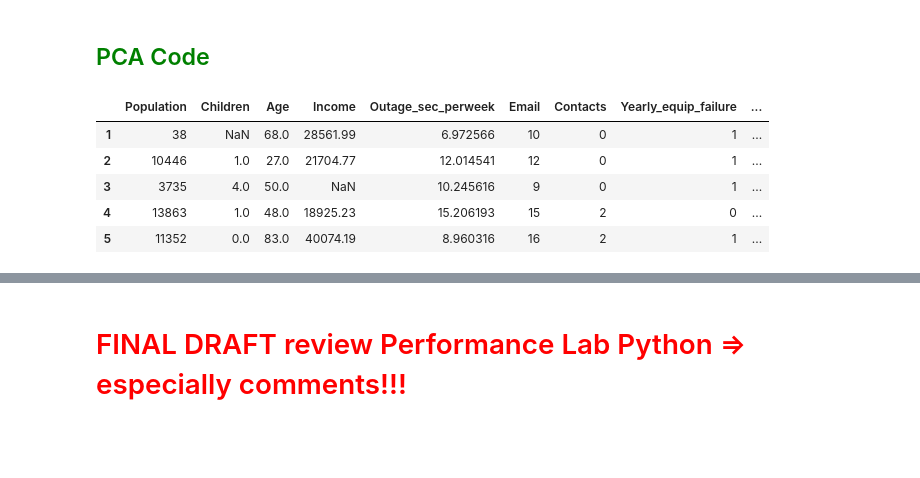
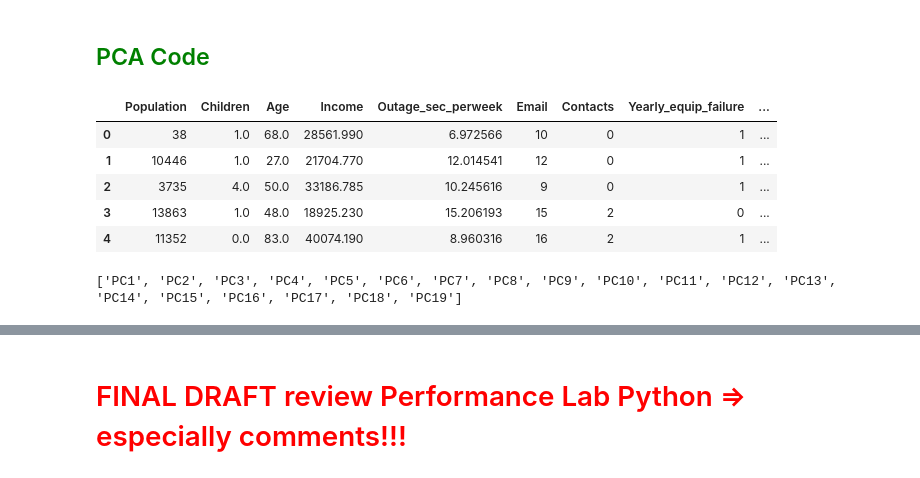
Before and after one commit to RyanLBuchanan/D206_Data_Cleaning, a Jupyter notebook: Performance_Assessment/Churn Data and Dictionary Files/hfy4k43ojf892f0dy7sd/D206_Performance_Assessment.ipynb, the cells around one changed output, grey strips where cells are left out. Drawn from its saved outputs; the diff is of its cells as text; code cells hidden in the pictures; blank space fills up the shorter version.

```diff
--- a/Performance_Assessment/Churn Data and Dictionary Files/hfy4k43ojf892f0dy7sd/D206_Performance_Assessment.ipynb
+++ b/Performance_Assessment/Churn Data and Dictionary Files/hfy4k43ojf892f0dy7sd/D206_Performance_Assessment.ipynb
@@ -507,6 +550,8 @@ array(['Credit Card (automatic)', 'Bank Transfer(automatic)',
 # %%
 # Impute missing fields for Income, Tenure and Bandwidth_GB_Year with median or mean
-# df_short['Income'] = df['Income'].fillna(df['Income'].median())
-# df_short['Tenure'] = df['Tenure'].fillna(df['Tenure'].median())
-# df_short['Bandwidth_GB_Year'] = df['Bandwidth_GB_Year'].fillna(df['Bandwidth_GB_Year'].median())
+df_stats['Children'] = df['Children'].fillna(df['Children'].median())
+df_stats['Age'] = df['Age'].fillna(df['Age'].median())
+df_stats['Income'] = df['Income'].fillna(df['Income'].median())
+df_stats['Tenure'] = df['Tenure'].fillna(df['Tenure'].median())
+df_stats['Bandwidth_GB_Year'] = df['Bandwidth_GB_Year'].fillna(df['Bandwidth_GB_Year'].median())
 # %%
@@ -531,19 +594,21 @@ churn_pca.rename(columns = {'item1':'Responses',
+# %%
+churn = df_stats
 # %%
 # Subset dataset to exclude categorical variables
-churn_pca = churn_pca[['Population','Children', 'Age', 'Income', 'Outage_sec_perweek',
-                    'Email', 'Contacts', 'Yearly_equip_failure', 'Tenure',
-                    'MonthlyCharge', 'Bandwidth_GB_Year', 'Responses', 'Fixes',
-                    'Replacements', 'Reliability', 'Options', 'Respectful',
-                    'Courteous', 'Listening']]
+churn = churn[['Population','Children', 'Age', 'Income',
+                       'Outage_sec_perweek', 'Email', 'Contacts', 'Yearly_equip_failure',
+                       'Tenure', 'MonthlyCharge', 'Bandwidth_GB_Year', 'Responses',
+                       'Fixes', 'Replacements', 'Reliability', 'Options',
+                       'Respectful', 'Courteous', 'Listening']]
 # %%
-churn_pca.head()
+churn.head()
 # %% [output]
 |  | Population | Children | Age | Income | Outage_sec_perweek | Email | Contacts | Yearly_equip_failure | ... |
-| 1 | 38 | NaN | 68.0 | 28561.99 | 6.972566 | 10 | 0 | 1 | ... |
-| 2 | 10446 | 1.0 | 27.0 | 21704.77 | 12.014541 | 12 | 0 | 1 | ... |
-| 3 | 3735 | 4.0 | 50.0 | NaN | 10.245616 | 9 | 0 | 1 | ... |
-| 4 | 13863 | 1.0 | 48.0 | 18925.23 | 15.206193 | 15 | 2 | 0 | ... |
-| 5 | 11352 | 0.0 | 83.0 | 40074.19 | 8.960316 | 16 | 2 | 1 | ... |
+| 0 | 38 | 1.0 | 68.0 | 28561.990 | 6.972566 | 10 | 0 | 1 | ... |
+| 1 | 10446 | 1.0 | 27.0 | 21704.770 | 12.014541 | 12 | 0 | 1 | ... |
+| 2 | 3735 | 4.0 | 50.0 | 33186.785 | 10.245616 | 9 | 0 | 1 | ... |
+| 3 | 13863 | 1.0 | 48.0 | 18925.230 | 15.206193 | 15 | 2 | 0 | ... |
+| 4 | 11352 | 0.0 | 83.0 | 40074.190 | 8.960316 | 16 | 2 | 1 | ... |
 # %%
 # Import Scikit Learn PCA application
 from sklearn.decomposition import PCA
@@ -551,0 +621,13 @@ churn_pca_normalized=(churn_pca - churn_pca.mean()) / churn_pca.std()
+# %%
+# Create a list of PCA names
+churn_numeric = churn[['Population','Children', 'Age', 'Income',
+                       'Outage_sec_perweek', 'Email', 'Contacts', 'Yearly_equip_failure',
+                       'Tenure', 'MonthlyCharge', 'Bandwidth_GB_Year', 'Responses',
+                       'Fixes', 'Replacements', 'Reliability', 'Options',
+                       'Respectful', 'Courteous', 'Listening']]
+pcs_names = []
+for i, col in enumerate(churn_numeric.columns):
+    pcs_names.append('PC' + str(i + 1))
+print(pcs_names)
+# %% [output]
+['PC1', 'PC2', 'PC3', 'PC4', 'PC5', 'PC6', 'PC7', 'PC8', 'PC9', 'PC10', 'PC11', 'PC12', 'PC13', 'PC14', 'PC15', 'PC16', 'PC17', 'PC18', 'PC19']
```
Also changed, not shown: parts of 17 cells of this notebook, 2 other files.
